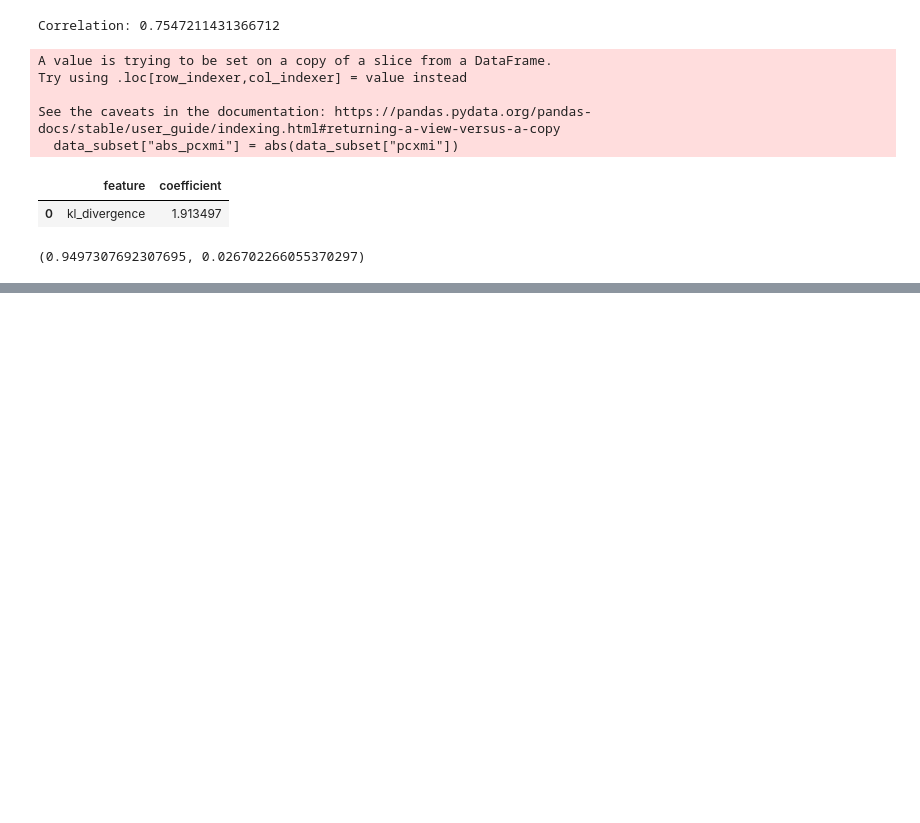
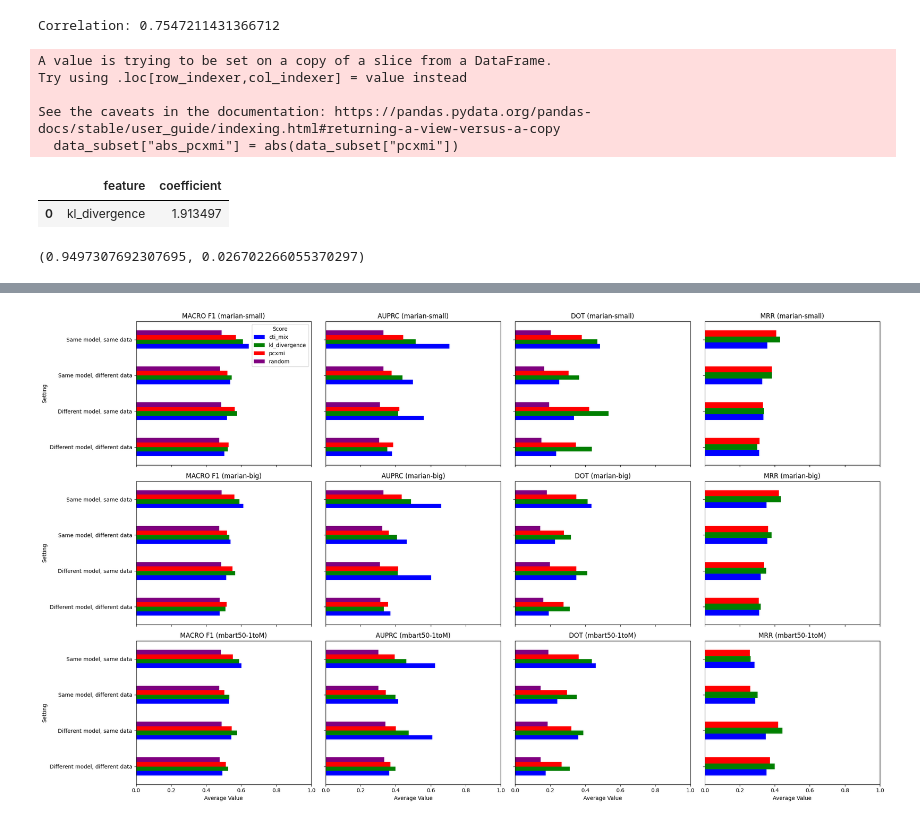
Before and after one commit to gsarti/pecore, a Jupyter notebook: notebooks/analysis.ipynb, the cells around one changed output, grey strips where cells are left out. Saved outputs shown, nothing was run; the diff lists cells and outputs as text; code cells hidden in the pictures; blank space fills up the shorter version.

```diff
--- a/notebooks/analysis.ipynb
+++ b/notebooks/analysis.ipynb
@@ -508,0 +490,4 @@ KeyboardInterrupt:
+# %%
+import datasets
+
+d = datasets.load_dataset("inseq/disc_eval_mt", "lexical-choice")
@@ -508,0 +503,3 @@ KeyboardInterrupt:
+# %%
+with open("lexical-choice.contrast.fr", "w") as f:
+    f.write("\n".join(d["test"]["contrast_fr_with_tags"]))
@@ -508,0 +870,6 @@ KeyboardInterrupt:
+# %%
+from datasets import load_dataset
+
+dataset = load_dataset("GroNLP/divemt", "main")
+df = dataset["train"].to_pandas()
+df.head()
@@ -508,0 +960,55 @@ KeyboardInterrupt:
+# %%
+import pandas as pd
+from matplotlib import pyplot as plt
+
+# Load the dataset
+df = pd.read_csv('../outputs/metrics_evals/random_forest_performance_full.tsv', sep='\t')
+
+def categorize(row):
+    if row['train_model'] == row['test_model'] and row['train_type'] == row['test_type']:
+        return 'Same model, same data'
+    elif row['train_model'] == row['test_model'] and row['train_type'] != row['test_type']:
+        return 'Same model, different data'
+    elif row['train_model'] != row['test_model'] and row['train_type'] == row['test_type']:
+        return 'Different model, same data'
+    else:
+        return 'Different model, different data'
+
+# Apply the categorization function to the dataframe
+df['Setting'] = df.apply(categorize, axis=1)
+
+# Define distinct colors for the scores
+colors = ['blue', 'green', 'red', 'purple']
+
+metrics = ['avg_macro_f1', 'avg_auprc', 'avg_dot', 'avg_mrr']
+std_metrics = ['std_macro_f1', 'std_auprc', 'std_dot', 'std_mrr']
+
+model_types = df['train_model'].unique()
+
+# Set up the figure and axes again
+fig, axs = plt.subplots(nrows=3, ncols=4, figsize=(22, 14))
+
+# Plot with the specified colors
+for row, model_type in enumerate(model_types):
+    model_data = df[df['train_model'] == model_type]
+    for col, (metric, std_metric) in enumerate(zip(metrics, std_metrics)):
+        if metric == "avg_mrr":
+            model_data = model_data[model_data['score'] != 'random']
+        means = model_data.groupby(['Setting', 'score'])[metric].mean().unstack()
+        #errors = model_data.groupby(['Setting', 'score'])[std_metric].mean().unstack()
+        means.plot(kind='barh', ax=axs[row, col], color=colors) # xerr=errors
+        axs[row, col].set_title(f"{metric.replace('avg_', '').replace('_', ' ').upper()} ({model_type.replace('-target', '')})")
+        axs[row, col].set_xlabel("Average Value")
+        axs[row, col].set_xlim(0, 1)
+        if col == 0 and row == 0:
+            axs[row, col].legend(title='Score')
+        else:
+            axs[row, col].legend().remove()
+
+for ax in axs.flat:
+    ax.label_outer()
+
+plt.tight_layout(rect=[0, 0.03, 1, 0.95])
+plt.show()
+# %% [output]
+[figure, added]
```
Also changed, not shown: parts of 30 cells of this notebook, 30 other files.
